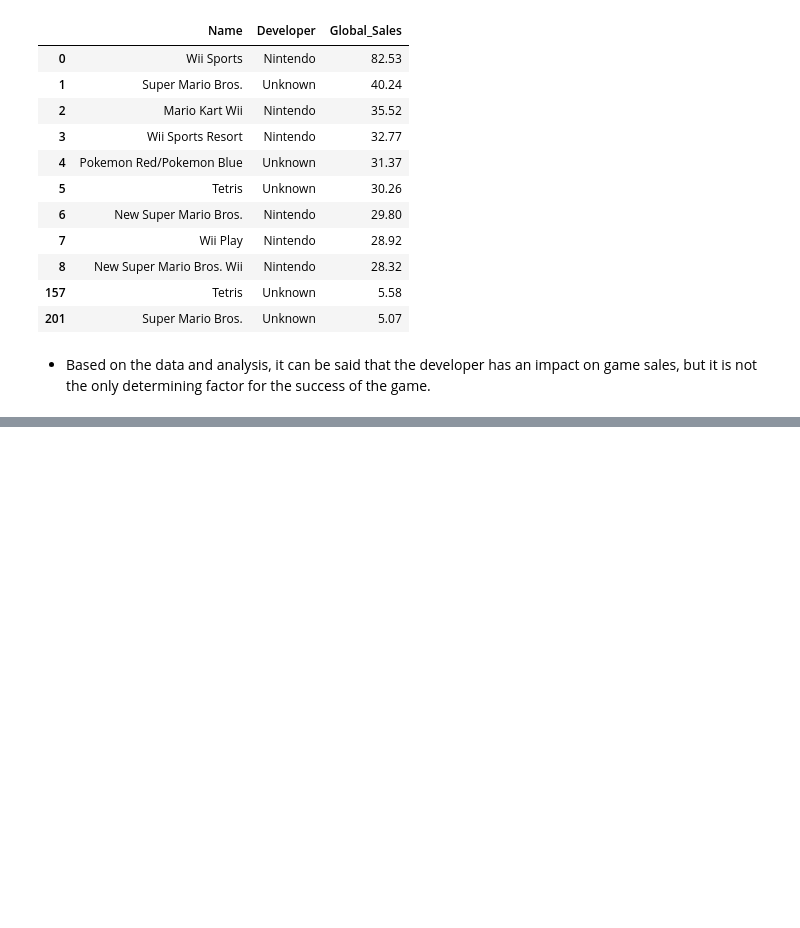
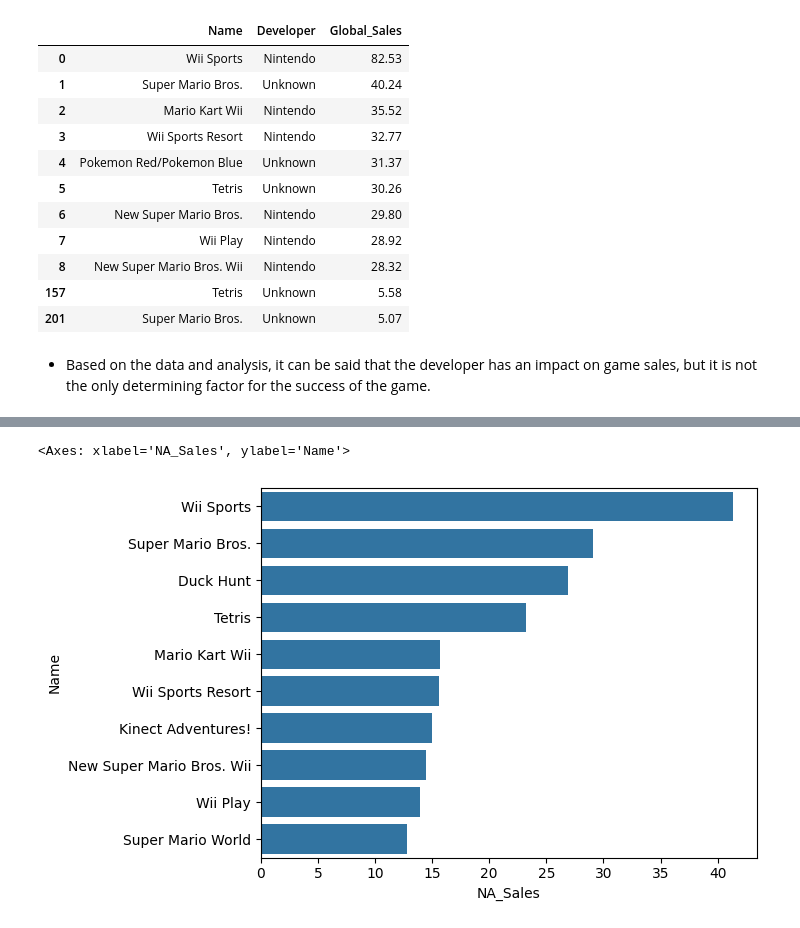
Before and after one commit to gehad-Ahmed30/Data-Analysis, a Jupyter notebook: Video_Games project/main.ipynb, the cells around one changed output, grey strips where cells are left out. Drawn from its saved outputs; the diff is of its cells as text; code cells hidden in the pictures; blank space fills up the shorter version.

```diff
--- a/Video_Games project/main.ipynb
+++ b/Video_Games project/main.ipynb
@@ -547,3 +547,6 @@ data.head()
 | 2 | Mario Kart Wii | Wii | 2008.0 | Racing | Nintendo | 15.68 | 12.76 | 3.79 | 3.29 | ... |
 | 3 | Wii Sports Resort | Wii | 2009.0 | Sports | Nintendo | 15.61 | 10.93 | 3.28 | 2.95 | ... |
 | 4 | Pokemon Red/Pokemon Blue | GB | 1996.0 | Role-Playing | Nintendo | 11.27 | 8.89 | 10.22 | 1.00 | ... |
+# %%
+top_na_sales=data[['Name','NA_Sales']].sort_values(by='NA_Sales',ascending=False).head(10)
+top_na_sales
@@ -549,0 +565,5 @@ data.head()
+# %%
+sns.barplot(data=top_na_sales,x='NA_Sales',y='Name')
+# %% [output]
+<Axes: xlabel='NA_Sales', ylabel='Name'>
+[figure, added]
```
Also changed, not shown: parts of 6 cells of this notebook.
